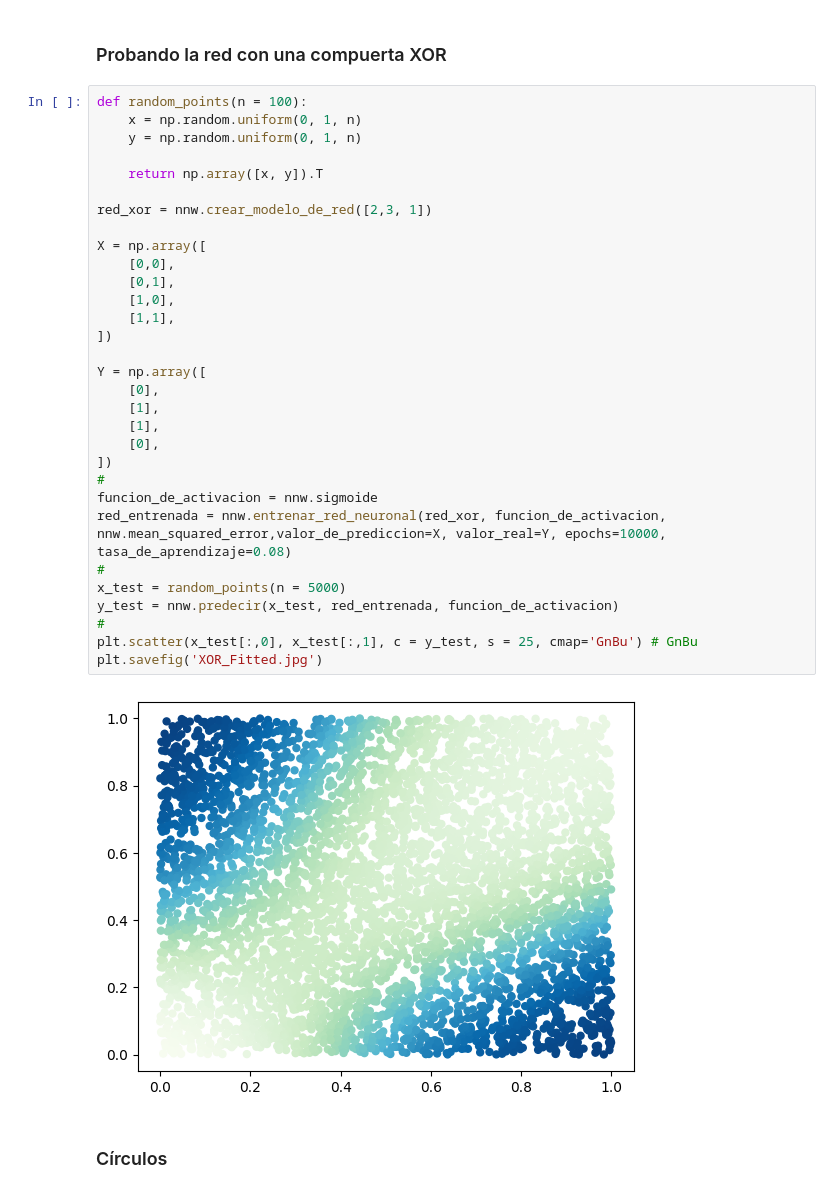
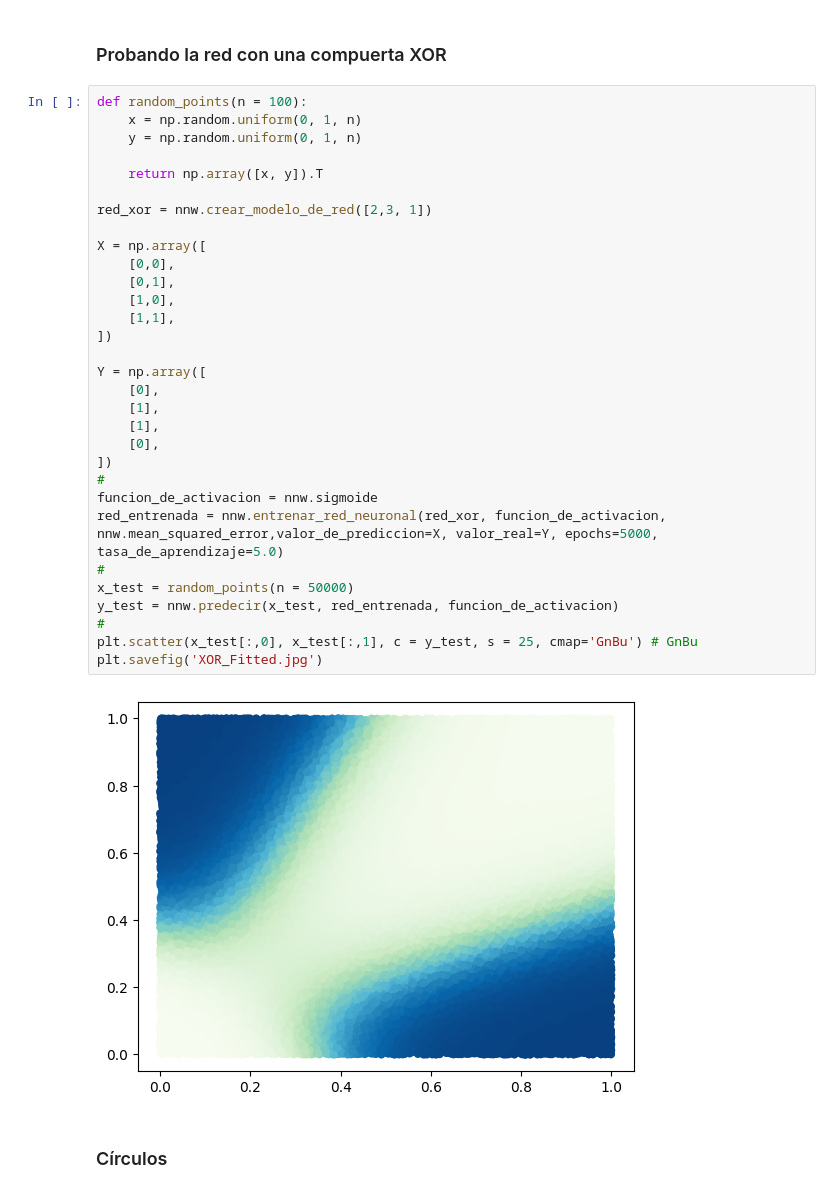
Before and after one commit to SergioPachonDotor/NeuralNetwork_v1.0, a Jupyter notebook: NeuralNetwork.ipynb, the cells around one changed output. Drawn from its saved outputs; the diff is of its cells as text.

```diff
--- a/NeuralNetwork.ipynb
+++ b/NeuralNetwork.ipynb
@@ -7,36 +7,36 @@ import matplotlib.pyplot as plt
 # %%
 def random_points(n = 100):
     x = np.random.uniform(0, 1, n)
     y = np.random.uniform(0, 1, n)
 
     return np.array([x, y]).T
 
 red_xor = nnw.crear_modelo_de_red([2,3, 1])
 
 X = np.array([
     [0,0],
     [0,1],
     [1,0],
     [1,1],
 ])
 
 Y = np.array([
     [0],
     [1],
     [1],
     [0],
 ])
 #
 funcion_de_activacion = nnw.sigmoide
-red_entrenada = nnw.entrenar_red_neuronal(red_xor, funcion_de_activacion, nnw.mean_squared_error,valor_de_prediccion=X, valor_real=Y, epochs=10000, tasa_de_aprendizaje=0.08)
+red_entrenada = nnw.entrenar_red_neuronal(red_xor, funcion_de_activacion, nnw.mean_squared_error,valor_de_prediccion=X, valor_real=Y, epochs=5000, tasa_de_aprendizaje=5.0)
 #
-x_test = random_points(n = 5000)
+x_test = random_points(n = 50000)
 y_test = nnw.predecir(x_test, red_entrenada, funcion_de_activacion)
 #
 plt.scatter(x_test[:,0], x_test[:,1], c = y_test, s = 25, cmap='GnBu') # GnBu
 plt.savefig('XOR_Fitted.jpg')
 # %% [output]
-[figure, old version]
+[figure, new version]
 # %% [markdown]
 ### Círculos
 # %%
```
Also changed, not shown: parts of 4 cells of this notebook, 12 other files.
